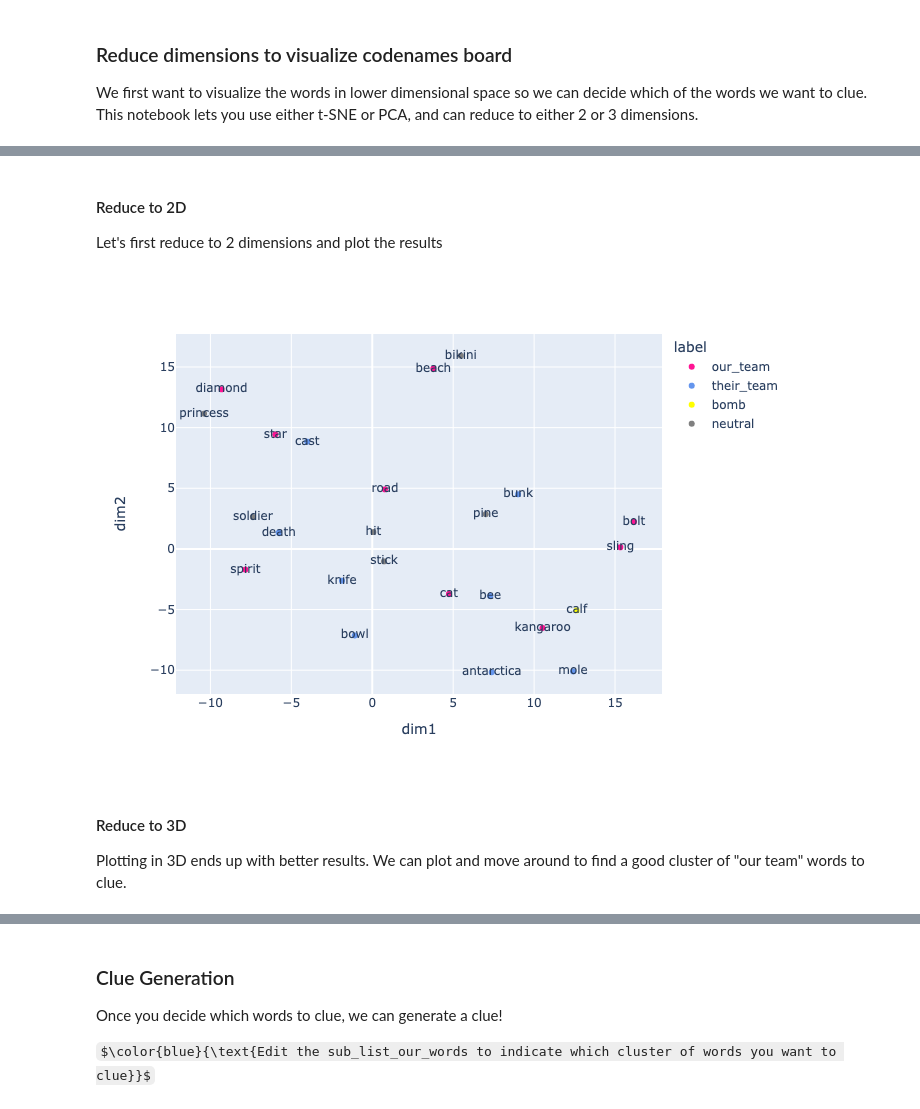
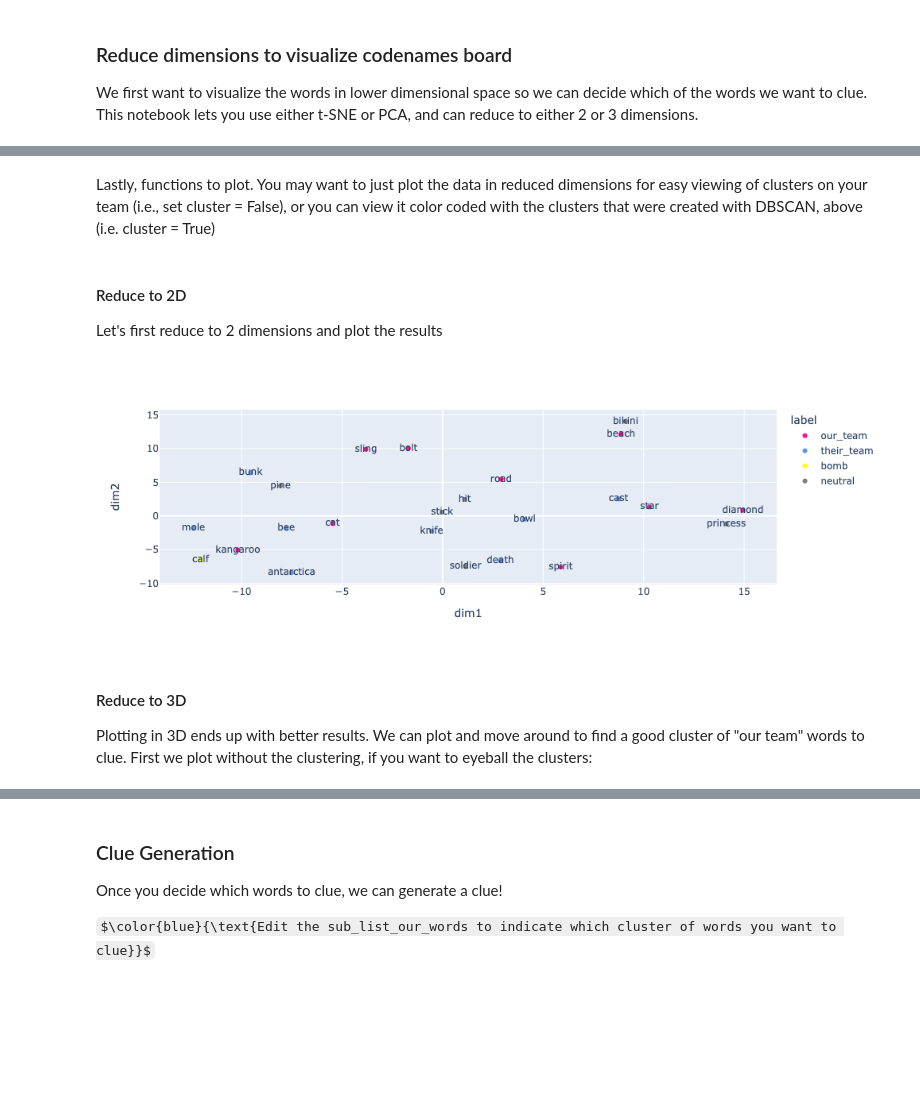
Before and after one commit to vej/codenames_game_AI, a Jupyter notebook: codenames.ipynb, the cells around one changed output, grey strips where cells are left out. Drawn from its saved outputs; the diff is of its cells as text; code cells hidden in the pictures; some formulas as TeX source; blank space fills up the shorter version.

```diff
--- a/codenames.ipynb
+++ b/codenames.ipynb
@@ -152 +160,3 @@ def matrix_to_df(X_embedded, words, labels):
+# %% [markdown]
+Lastly, functions to plot. You may want to just plot the data in reduced dimensions for easy viewing of clusters on your team (i.e., set cluster = False), or you can view it color coded with the clusters that were created with DBSCAN, above (i.e. cluster = True)
 # %%
@@ -169,12 +186,12 @@ def plot_2d(df_reduced, color_map, png = False):
 #### Reduce to 2D
 Let's first reduce to 2 dimensions and plot the results
 # %%
-X_embedded = TSNE_fit(embedding_matrix, n_comp = 2)
-df_reduced = matrix_to_df(X_embedded, words, labels)
-plot_2d(df_reduced, color_map, png = False)
+X_embedded_2d = TSNE_fit(embedding_matrix, n_comp = 2)
+df_reduced_2d = matrix_to_df(X_embedded_2d, words, labels)
+plot_2d(df_reduced_2d, color_map, png = False)
 # %% [output]
-[figure, old version]
+[figure, new version]
 # %% [markdown]
 #### Reduce to 3D
-Plotting in 3D ends up with better results. We can plot and move around to find a good cluster of "our team" words to clue.
+Plotting in 3D ends up with better results. We can plot and move around to find a good cluster of "our team" words to clue. First we plot without the clustering, if you want to eyeball the clusters:
 # %%
```
Also changed, not shown: parts of 10 cells of this notebook.
